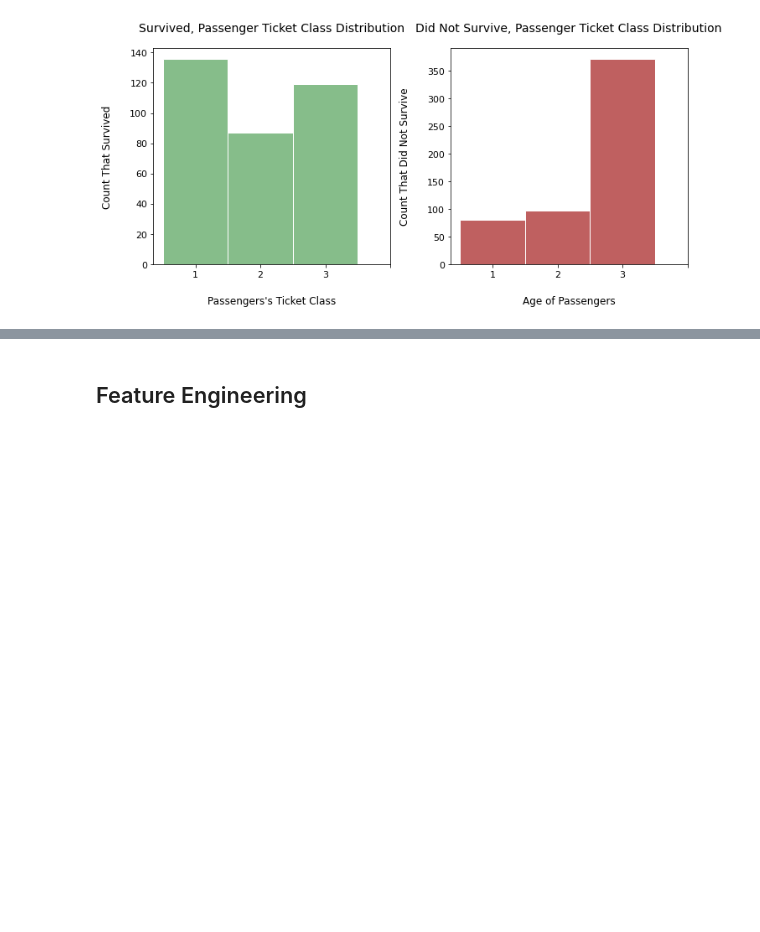
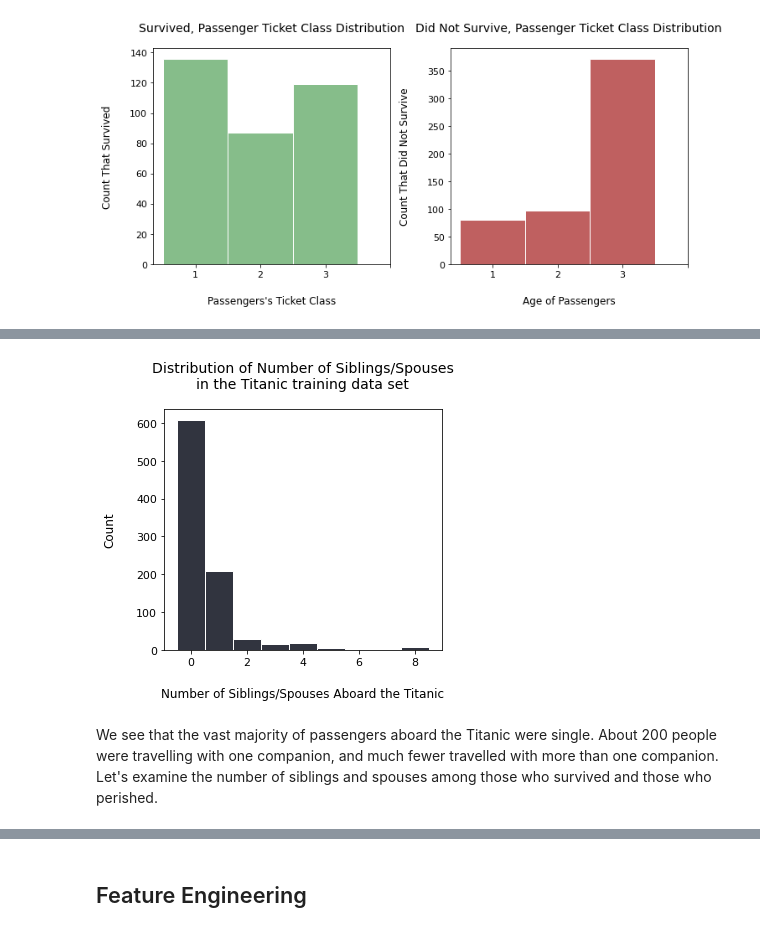
Before and after one commit to pvasudev16/titanic, a Jupyter notebook: titanic.ipynb, the cells around one changed output, grey strips where cells are left out. Drawn from its saved outputs; the diff is of its cells as text; code cells hidden in the pictures; blank space fills up the shorter version.

Commit message:
Add section for siblings/spouses to notebook

```diff
--- a/titanic.ipynb
+++ b/titanic.ipynb
@@ -512,0 +513,27 @@ So, this suggests that more died than they did survive. There were a lot of peop
+# %%
+# Plot the distribution of SibSp
+fig = plt.figure(
+    figsize=(
+        FIG_WIDTH_INCHES,
+        FIG_HEIGHT_INCHES
+    )
+)
+ax = fig.add_subplot(111)
+plot_histogram(
+    axis=ax,
+    data_frame=train_data,
+    data_column_string="SibSp",
+    bins_list=list(np.arange(10)),
+    colour_string=TITANIC_COLOUR,
+    xlabel_string="Number of Siblings/Spouses Aboard the Titanic",
+    ylabel_string="Count",
+    title_string="Distribution of Number of Siblings/Spouses\nin the Titanic training data set",
+    linewidth_num=1,
+    alignment_string="left"
+)
+plt.tight_layout()
+plt.show()
+# %% [output]
+[figure, added]
+# %% [markdown]
+We see that the vast majority of passengers aboard the Titanic were single. About 200 people were travelling with one companion, and much fewer travelled with more than one companion. Let's examine the number of siblings and spouses among those who survived and those who perished.
```
Also changed, not shown: parts of 9 cells of this notebook.
